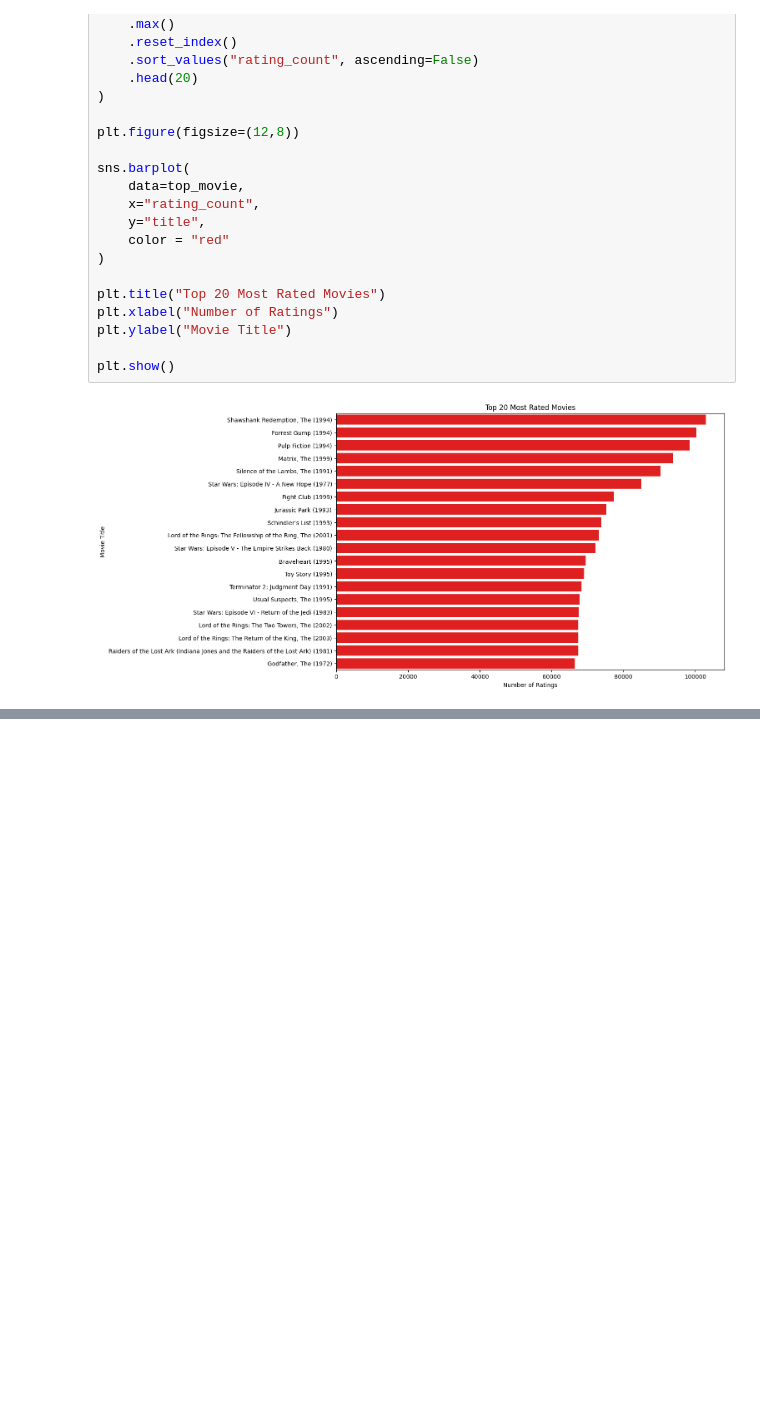
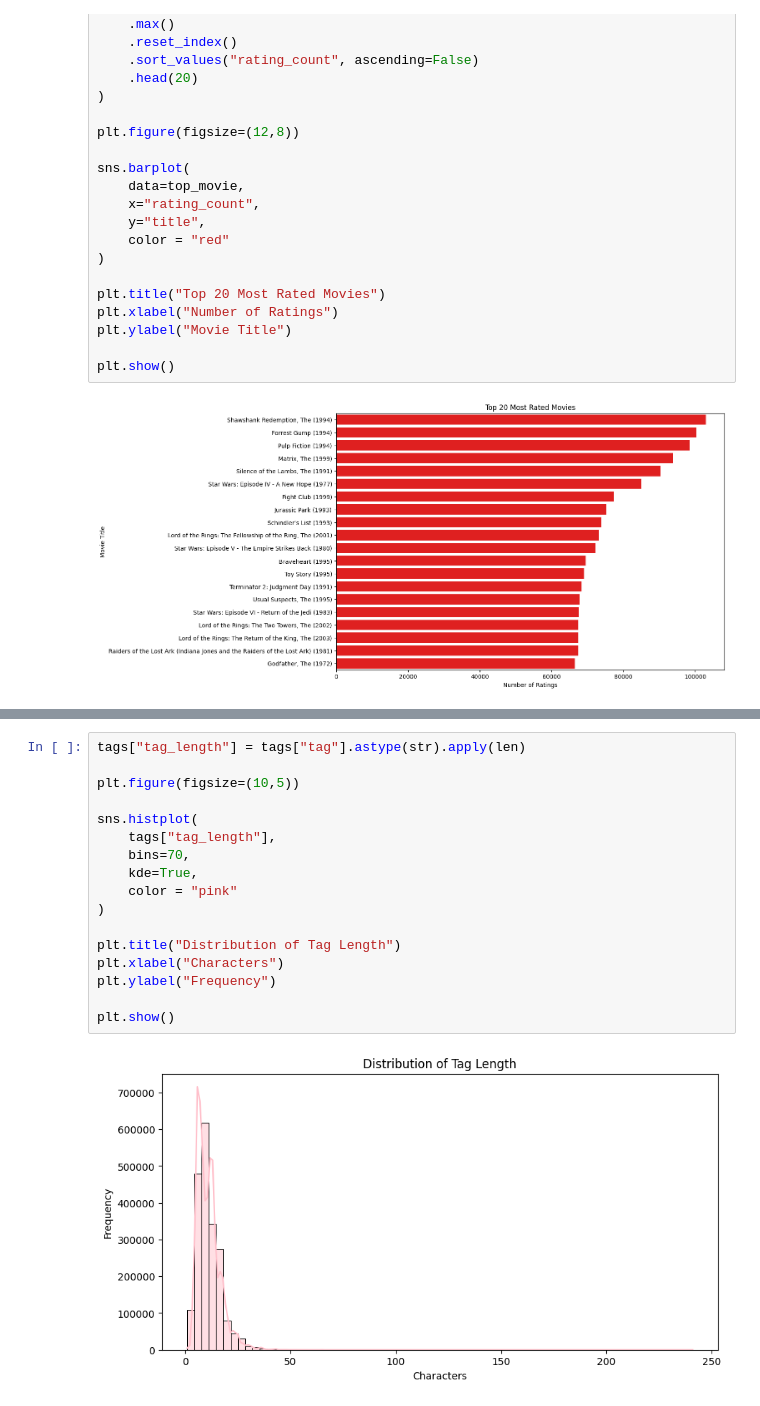
Before and after one commit to nakranimeet18/recommendation-engine-platform, a Jupyter notebook: notebooks/04_data_visualization.ipynb, the cells around one changed output, grey strips where cells are left out. Saved outputs shown, nothing was run; the diff lists cells and outputs as text; blank space fills up the shorter version.

```diff
--- a/notebooks/04_data_visualization.ipynb
+++ b/notebooks/04_data_visualization.ipynb
@@ -603,0 +623,19 @@ plt.show()
+# %%
+tags["tag_length"] = tags["tag"].astype(str).apply(len)
+
+plt.figure(figsize=(10,5))
+
+sns.histplot(
+    tags["tag_length"],
+    bins=70,
+    kde=True,
+    color = "pink"
+)
+
+plt.title("Distribution of Tag Length")
+plt.xlabel("Characters")
+plt.ylabel("Frequency")
+
+plt.show()
+# %% [output]
+[figure, added]
```
Also changed, not shown: parts of 5 cells of this notebook.
